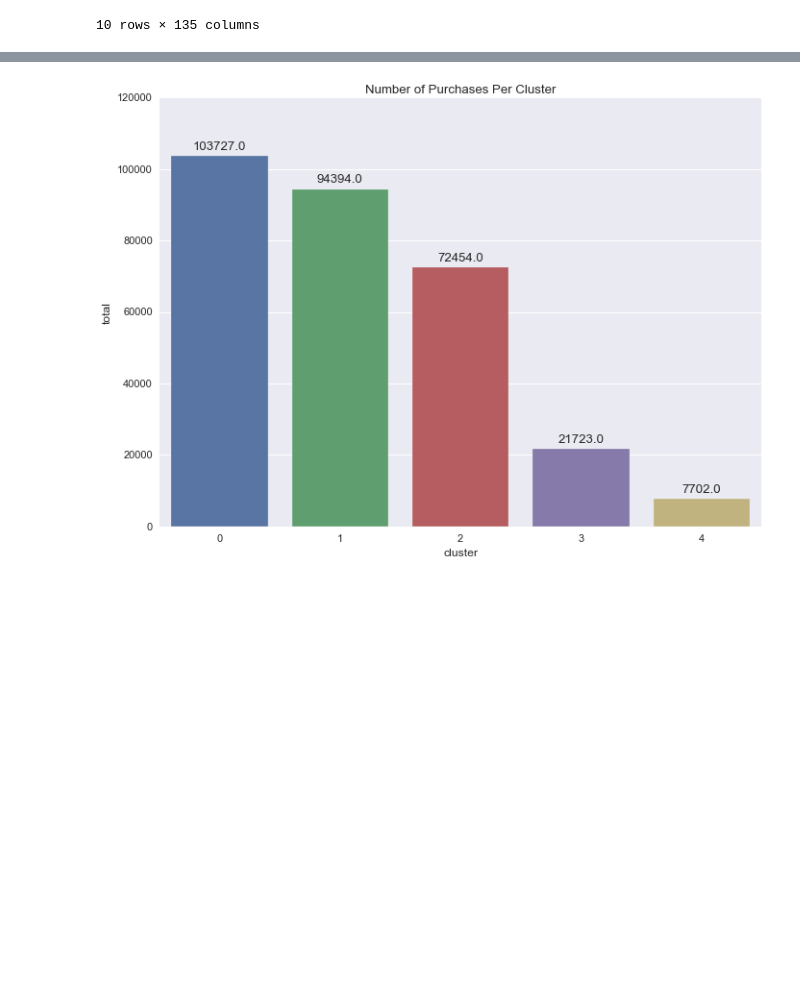
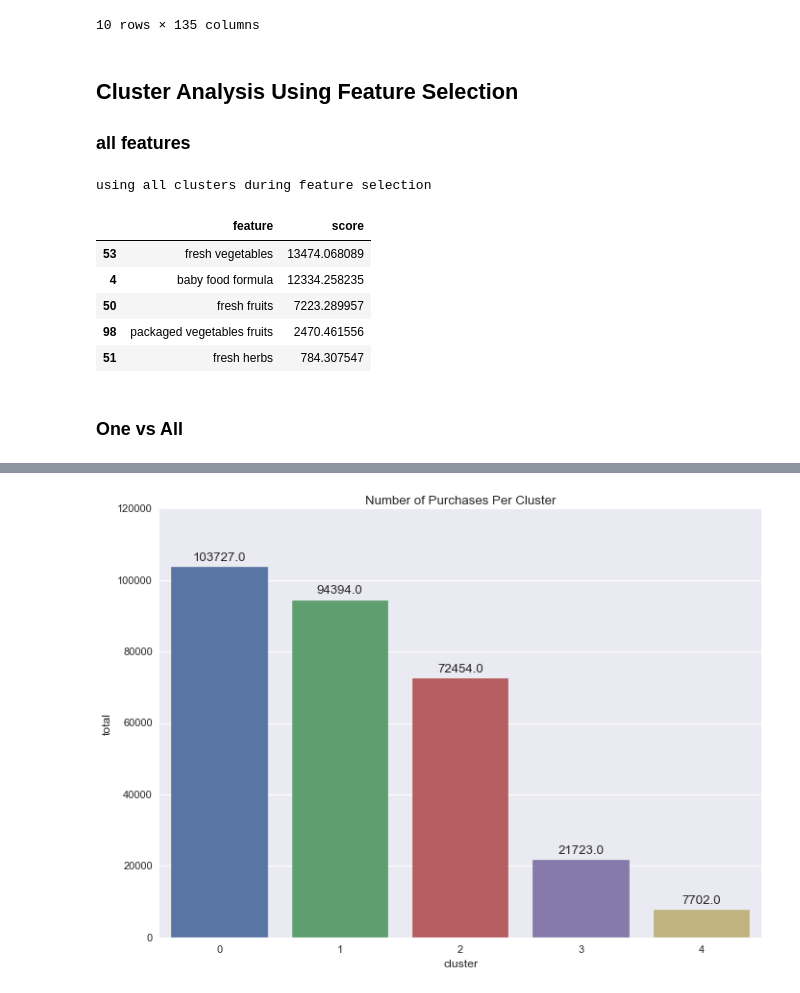
Before and after one commit to IgorKretov/instacart_customer_segmentation, a Jupyter notebook: instacart_customer_segmentation.ipynb, the cells around one changed output, grey strips where cells are left out. Saved outputs shown, nothing was run; the diff lists cells and outputs as text; code cells hidden in the pictures; blank space fills up the shorter version.

```diff
--- a/instacart_customer_segmentation.ipynb
+++ b/instacart_customer_segmentation.ipynb
@@ -454,3 +457,32 @@ clust_prod.head(10)
 | 70 | 0 | 0 | 0 | 0 | 0 | ... |
 | 71 | 0 | 0 | 0 | 0 | 0 | ... |
 10 rows × 135 columns
+# %% [markdown]
+## Cluster Analysis Using Feature Selection
+### all features
+# %%
+# scale
+clust_fs=clust_prod.copy().iloc[:,:-1]
+for f in list(clust_fs):
+    clust_fs[f]=MinMaxScaler().fit_transform(clust_fs[f].values.reshape(-1,1)).flatten()
+# %%
+y=clust_prod.iloc[:,-1]
+X=clust_fs
+selector = SelectPercentile(f_classif, percentile=50)
+selector.fit(X, y)
+import_features=pd.DataFrame(zip(list(clust_fs),selector.scores_))
+import_features.columns=['feature','score']
+top10_tf=selector.fit_transform(X,y)
+import_features=import_features[import_features['feature'].isin(list(clust_fs.iloc[:,selector.get_support(indices=True)]))].sort_values(by=['score'],ascending=False)
+print 'using all clusters during feature selection'
+import_features.head()
+# %% [output]
+using all clusters during feature selection
+|  | feature | score |
+| 53 | fresh vegetables | 13474.068089 |
+| 4 | baby food formula | 12334.258235 |
+| 50 | fresh fruits | 7223.289957 |
+| 98 | packaged vegetables fruits | 2470.461556 |
+| 51 | fresh herbs | 784.307547 |
+# %% [markdown]
+### One vs All
```
Also changed, not shown: parts of 21 cells of this notebook.
